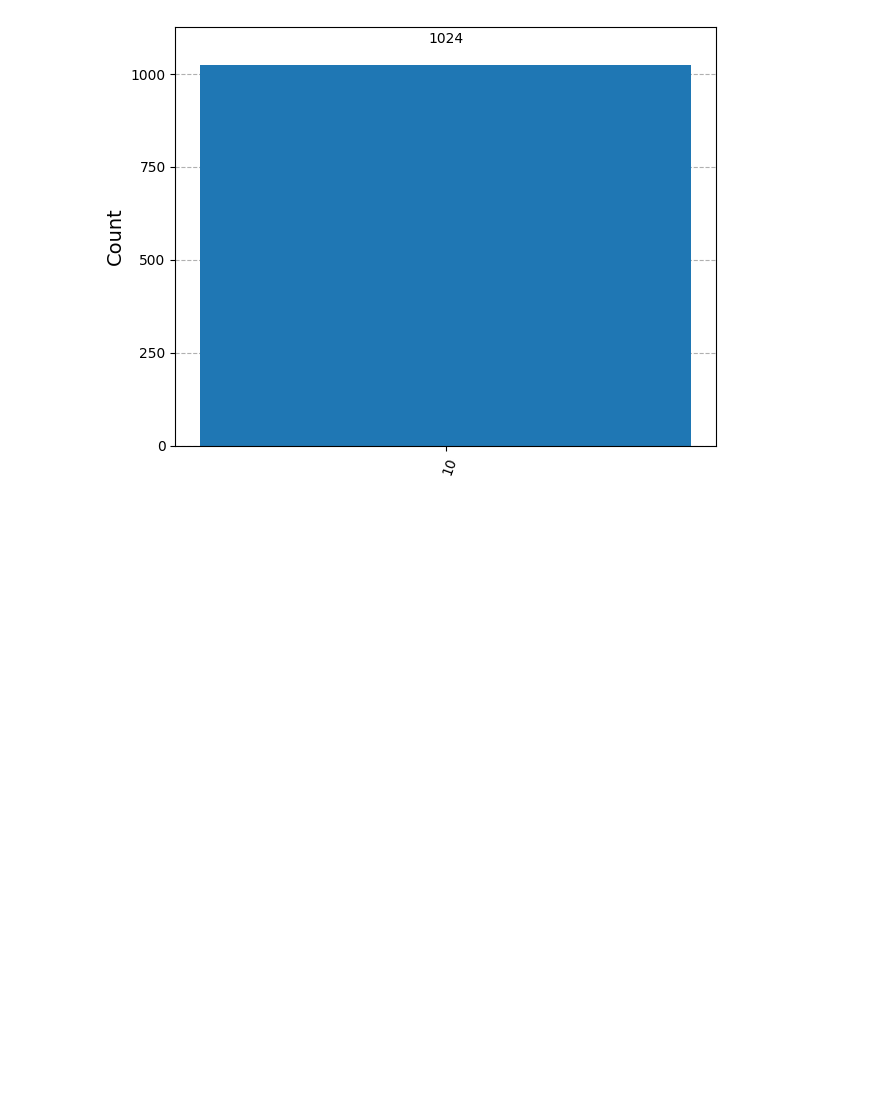
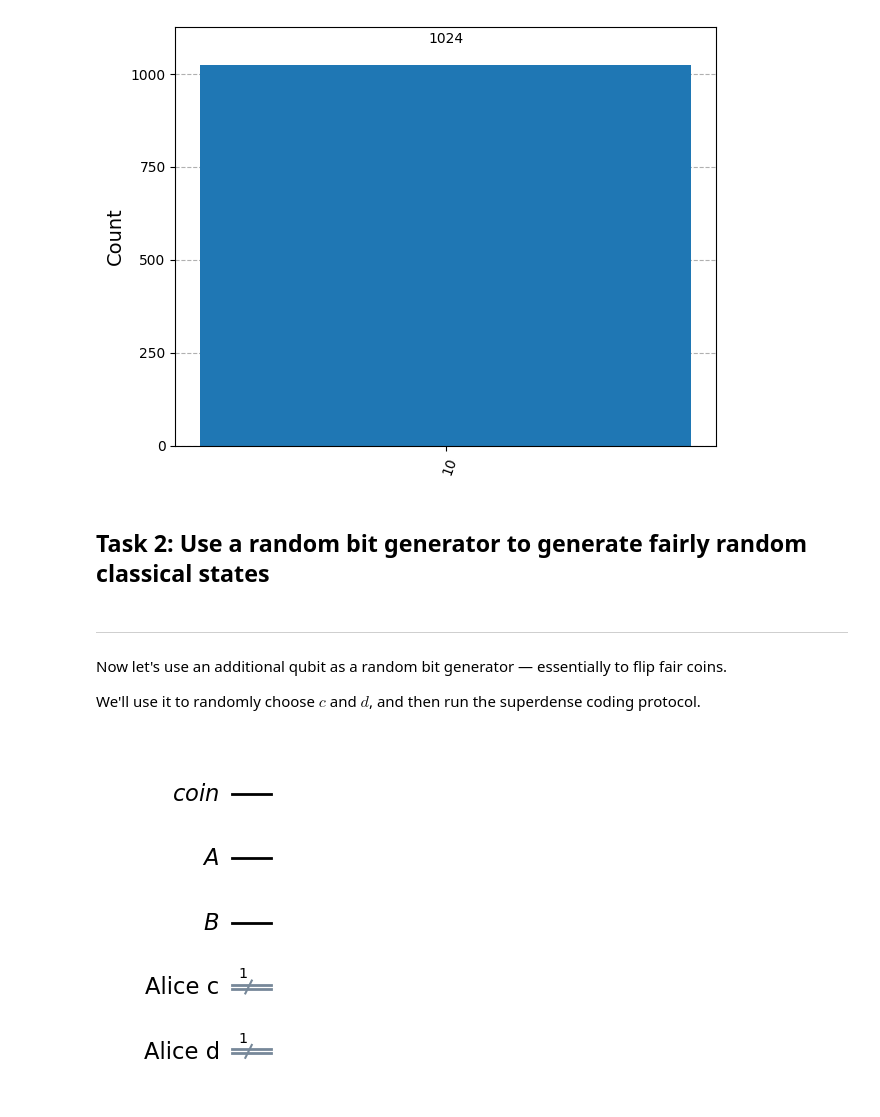
Before and after one commit to JayZeus999/IBM-Quantum-Learning, a Jupyter notebook: QM-Courses/superdense-coding.ipynb, the cells around one changed output. Drawn from its saved outputs; the diff is of its cells as text; code cells hidden in the pictures; blank space fills up the shorter version.

Commit message:
Initialize the quantum circuit

```diff
--- a/QM-Courses/superdense-coding.ipynb
+++ b/QM-Courses/superdense-coding.ipynb
@@ -63,3 +63,24 @@ display(plot_histogram(statistics))
 # %% [output]
 Measured 10 with frequency 1024
 [figure]
+# %% [markdown]
+## Task 2: Use a random bit generator to generate fairly random classical states
+# %% [markdown]
+___
+Now let's use an additional qubit as a random bit generator — essentially to flip fair coins.
+
+We'll use it to randomly choose $c$ and $d$, and then run the superdense coding protocol.
+# %%
+rbg = QuantumRegister(1, "coin")
+
+ebit0 = QuantumRegister(1, "A")
+ebit1 = QuantumRegister(1, "B")
+
+Alice_c = ClassicalRegister(1, "Alice c")
+Alice_d = ClassicalRegister(1, "Alice d")
+
+test = QuantumCircuit(rbg, ebit0, ebit1, Alice_c, Alice_d)
+
+display(test.draw(output="mpl"))
+# %% [output]
+[figure, added]
```
